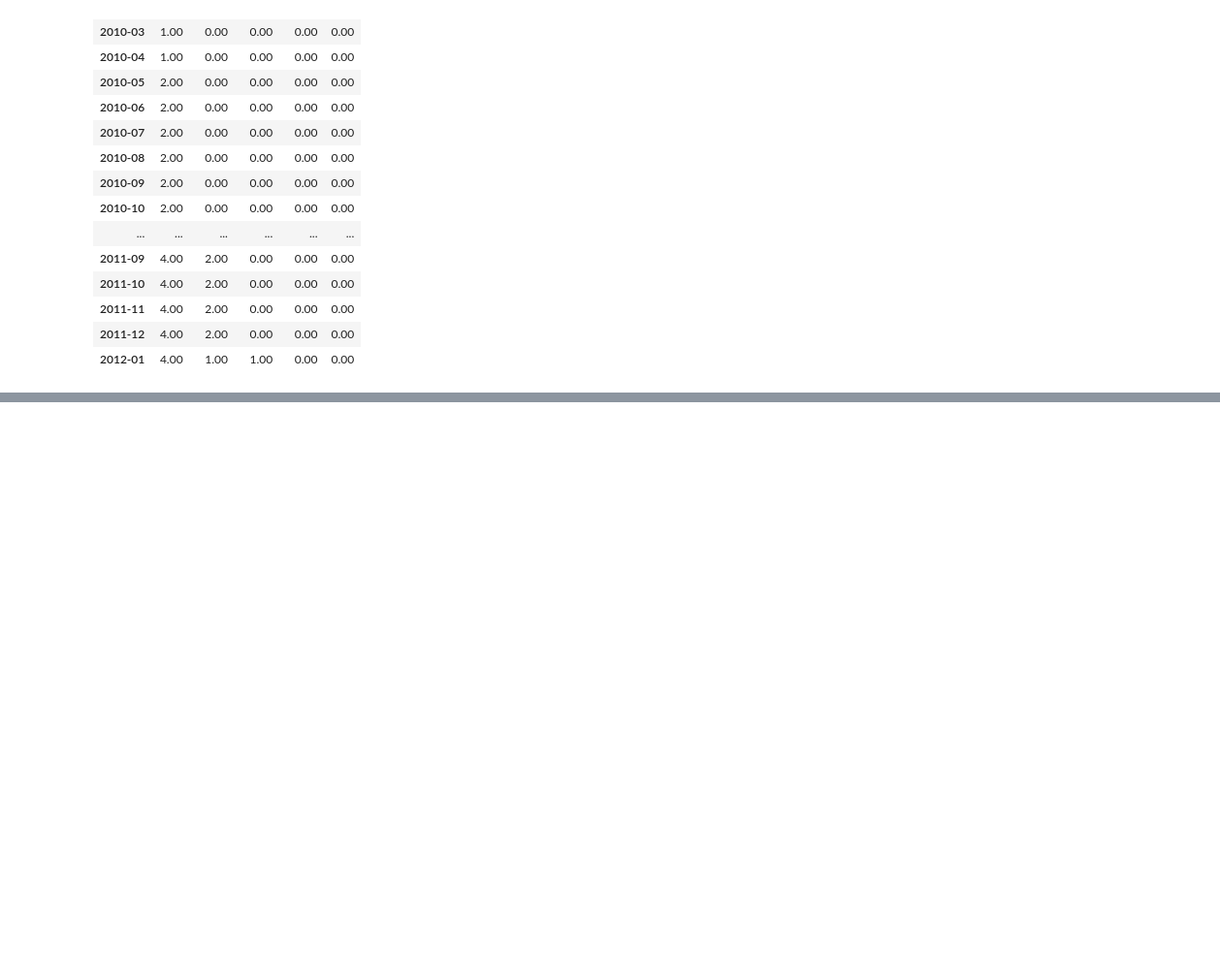
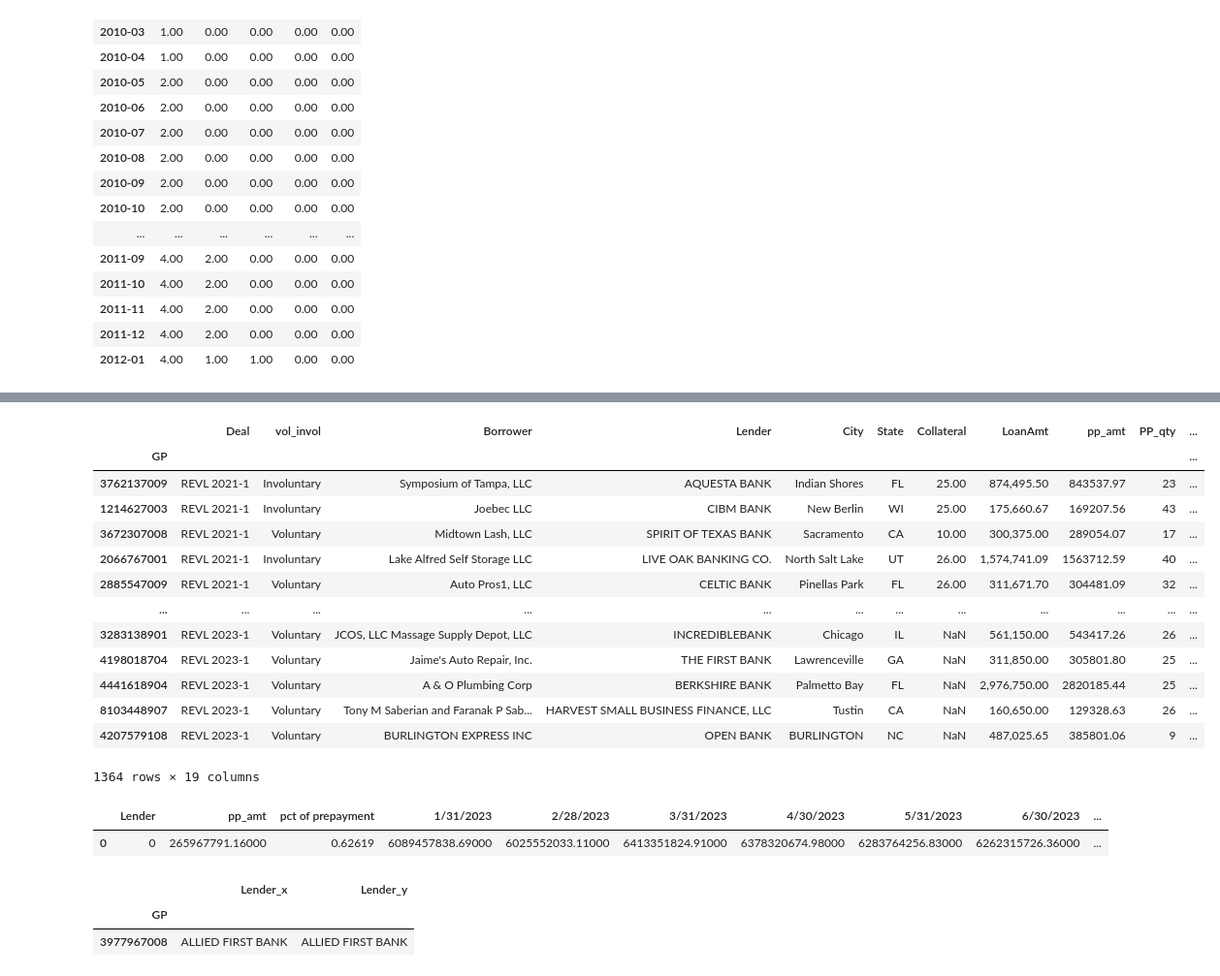
Before and after one commit to laramiedunlap/workstation_transfers, a Jupyter notebook: cpr_overtime/CPR_overtime.ipynb, the cells around one changed output, grey strips where cells are left out. Shown: that part at 97% size. Drawn from its saved outputs; the diff is of its cells as text; code cells hidden in the pictures; blank space fills up the shorter version.

```diff
--- a/cpr_overtime/CPR_overtime.ipynb
+++ b/cpr_overtime/CPR_overtime.ipynb
@@ -486,0 +509,16 @@ Index(['Deal', 'vol_invol', 'Borrower', 'Lender', 'City', 'State',
+# %%
+revl_pp_data['Lender'] = revl_pp_data['Lender'].fillna('0')
+target['Lender_x'] = target['Lender_x'].fillna('0')
+target['Lender_y'] = target['Lender_y'].fillna('0')
+
+mask = revl_pp_data['Lender'].str.contains('0')
+
+revl_pp_data['Lender'] = revl_pp_data['Lender'].str.upper()
+target['Lender_x'] = target['Lender_x'].str.upper()
+target['Lender_y'] = target['Lender_y'].str.upper()
+
+revl_pp_data.loc[revl_pp_data['Lender'].str.contains('ARIZONA F'), 'Lender'] = 'ARIZONA FCU'
+target.loc[target['Lender_y'].str.contains('ARIZONA F'), 'Lender_x'] = 'ARIZONA FCU'
+target.loc[target['Lender_y'].str.contains('ATLANTIC'), 'Lender_x']  = 'ATLANTIC CAPITAL BANK, NATIONAL ASSOCIATION'
+
+target['Lender_x'] = target['Lender_y']
@@ -486,0 +535,55 @@ Index(['Deal', 'vol_invol', 'Borrower', 'Lender', 'City', 'State',
+# %%
+revl_pp_data
+# %% [output]
+|  | Deal | vol_invol | Borrower | Lender | City | State | Collateral | LoanAmt | pp_amt | PP_qty | ... |
+| GP |  |  |  |  |  |  |  |  |  |  | ... |
+| 3762137009 | REVL 2021-1 | Involuntary | Symposium of Tampa, LLC | AQUESTA BANK | Indian Shores | FL | 25.00 | 874,495.50 | 843537.97 | 23 | ... |
+| 1214627003 | REVL 2021-1 | Involuntary | Joebec LLC | CIBM BANK | New Berlin | WI | 25.00 | 175,660.67 | 169207.56 | 43 | ... |
+| 3672307008 | REVL 2021-1 | Voluntary | Midtown Lash, LLC | SPIRIT OF TEXAS BANK | Sacramento | CA | 10.00 | 300,375.00 | 289054.07 | 17 | ... |
+| 2066767001 | REVL 2021-1 | Involuntary | Lake Alfred Self Storage LLC | LIVE OAK BANKING CO. | North Salt Lake | UT | 26.00 | 1,574,741.09 | 1563712.59 | 40 | ... |
+| 2885547009 | REVL 2021-1 | Voluntary | Auto Pros1, LLC | CELTIC BANK | Pinellas Park | FL | 26.00 | 311,671.70 | 304481.09 | 32 | ... |
+| ... | ... | ... | ... | ... | ... | ... | ... | ... | ... | ... | ... |
+| 3283138901 | REVL 2023-1 | Voluntary | JCOS, LLC Massage Supply Depot, LLC | INCREDIBLEBANK | Chicago | IL | NaN | 561,150.00 | 543417.26 | 26 | ... |
+| 4198018704 | REVL 2023-1 | Voluntary | Jaime's Auto Repair, Inc. | THE FIRST BANK | Lawrenceville | GA | NaN | 311,850.00 | 305801.80 | 25 | ... |
+| 4441618904 | REVL 2023-1 | Voluntary | A & O Plumbing Corp | BERKSHIRE BANK | Palmetto Bay | FL | NaN | 2,976,750.00 | 2820185.44 | 25 | ... |
+| 8103448907 | REVL 2023-1 | Voluntary | Tony M Saberian and Faranak P Sab... | HARVEST SMALL BUSINESS FINANCE, LLC | Tustin | CA | NaN | 160,650.00 | 129328.63 | 26 | ... |
+| 4207579108 | REVL 2023-1 | Voluntary | BURLINGTON EXPRESS INC | OPEN BANK | BURLINGTON | NC | NaN | 487,025.65 | 385801.06 | 9 | ... |
+1364 rows × 19 columns
+# %%
+pd.set_option('display.float_format', lambda x: '%.5f' % x)
+
+x = revl_pp_data[revl_pp_data['pp_yr']==2023].groupby(['Lender']).agg({'pp_amt':'sum'})
+
+cols_23 =[c for c in target.columns if '23' in c]
+
+x['pct of prepayment'] = x['pp_amt'] / x['pp_amt'].sum()
+
+balance_dfs = []
+balance_dfs.append(x.reset_index())
+for c in cols_23:
+    balance_dfs.append(target.groupby('Lender_x').agg({c:'sum'}).reset_index().rename(columns={'Lender_x':'Lender'}))
+
+
+lender_pp = merge_all(balance_dfs, _how='left', _on= 'Lender')
+
+
+lender_pp['check'] =lender_pp[[c for c in lender_pp.columns if '23' in c]].sum(axis=1)
+
+
+
+# balance_dfs[0]
+# lender_pp
+
+lender_pp['portfolio_ratio'] = lender_pp['1/31/2023'] / lender_pp['1/31/2023'].sum()
+
+lender_pp[lender_pp['Lender']=='0']
+# %% [output]
+|  | Lender | pp_amt | pct of prepayment | 1/31/2023 | 2/28/2023 | 3/31/2023 | 4/30/2023 | 5/31/2023 | 6/30/2023 | ... |
+| 0 | 0 | 265967791.16000 | 0.62619 | 6089457838.69000 | 6025552033.11000 | 6413351824.91000 | 6378320674.98000 | 6283764256.83000 | 6262315726.36000 | ... |
+# %%
+target.loc[target['Lender_y'].str.contains('ALLIED')][['Lender_x','Lender_y']]
+        #    , 'Lender_x'] = 'ARIZONA FCU'
+# %% [output]
+|  | Lender_x | Lender_y |
+| GP |  |  |
+| 3977967008 | ALLIED FIRST BANK | ALLIED FIRST BANK |
```
Also changed, not shown: parts of 11 cells of this notebook, 3 other files.
